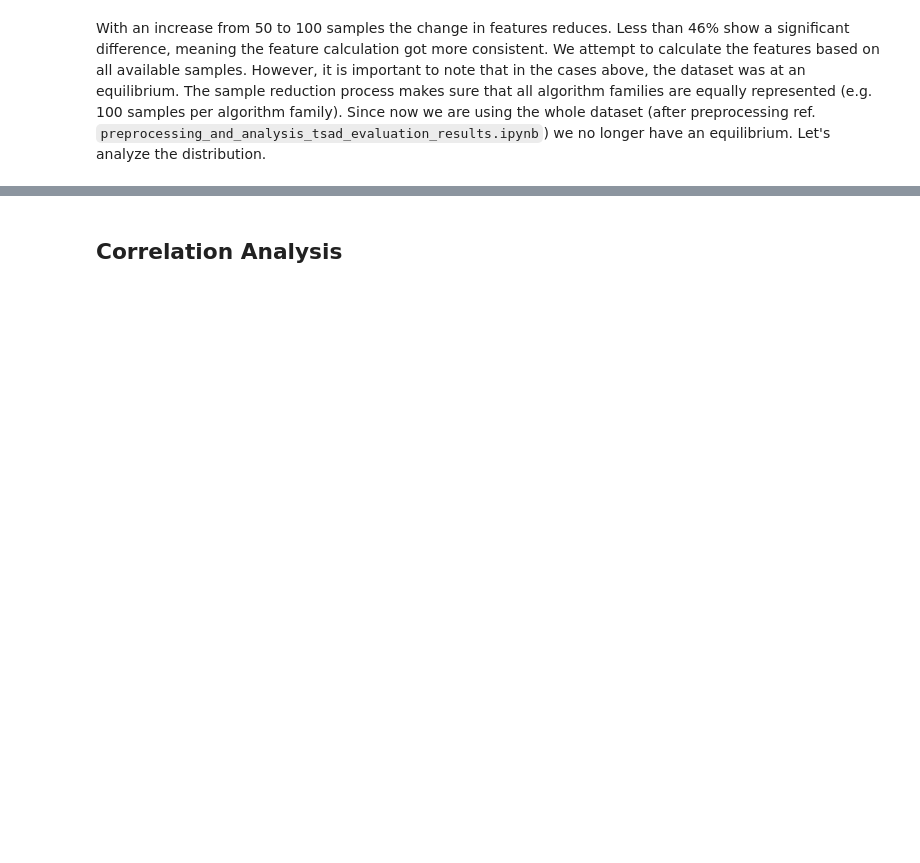
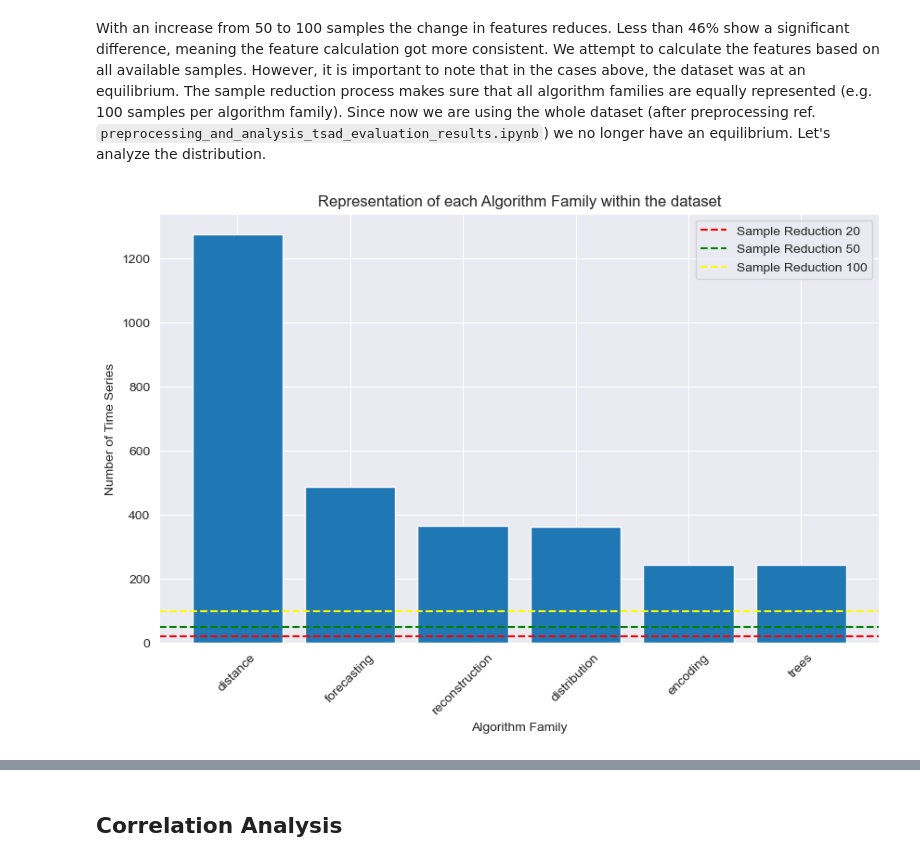
Before and after one commit to dhuber-dev/robust-univariate-ad, a Jupyter notebook: building_meta_learning_algorithm.ipynb, the cells around one changed output, grey strips where cells are left out. Drawn from its saved outputs; the diff is of its cells as text; code cells hidden in the pictures; blank space fills up the shorter version.

```diff
--- a/building_meta_learning_algorithm.ipynb
+++ b/building_meta_learning_algorithm.ipynb
@@ -100,2 +95,40 @@ Number of features with significant differences (p-value < 0.05): 420/773
 # %% [markdown]
 With an increase from 50 to 100 samples the change in features reduces. Less than 46% show a significant difference, meaning the feature calculation got more consistent. We attempt to calculate the features based on all available samples. However, it is important to note that in the cases above, the dataset was at an equilibrium. The sample reduction process makes sure that all algorithm families are equally represented (e.g. 100 samples per algorithm family). Since now we are using the whole dataset (after preprocessing ref. `preprocessing_and_analysis_tsad_evaluation_results.ipynb`) we no longer have an equilibrium. Let's analyze the distribution.
+# %%
+def load_and_preprocess_eval_results():
+    # Load
+    eval_results = pd.read_csv('datasets/tsad_evaluation_results_preprocessed.csv') # ROC_AUC values
+
+    # Filter to data used for feature extraction (match conditions)
+    is_correct_collection = eval_results.collection == 'GutenTAG'
+    is_unique_anomaly = eval_results['unique_anomaly_type']
+    is_unsupervised = eval_results.dataset_training_type == 'UNSUPERVISED'
+
+    eval_results_filtered = eval_results.loc[is_correct_collection & is_unique_anomaly & is_unsupervised]
+
+    # Preprocessing
+    eval_results_filtered = eval_results_filtered.copy() # avoid df error
+    eval_results_filtered['anomaly_kind'] = eval_results_filtered['anomaly_kind'].apply(lambda x: eval(x)[0]) # List to string for anomaly kind
+    return eval_results_filtered
+
+eval_results = load_and_preprocess_eval_results()
+# %%
+plt.figure(figsize=(10, 6))
+algo_counts = eval_results['algo_family'].value_counts()
+plt.bar(algo_counts.index, algo_counts.values)
+
+# Labels
+plt.title('Representation of each Algorithm Family within the dataset')
+plt.xlabel('Algorithm Family')
+plt.ylabel('Number of Time Series')
+plt.xticks(rotation=45)
+
+# Add horizontal lines with legend
+plt.axhline(20, color='red', linestyle='--', label='Sample Reduction 20')
+plt.axhline(50, color='green', linestyle='--', label='Sample Reduction 50')
+plt.axhline(100, color='yellow', linestyle='--', label='Sample Reduction 100')
+plt.legend()
+
+plt.show()
+# %% [output]
+[figure, added]
```
Also changed, not shown: parts of 13 cells of this notebook.
